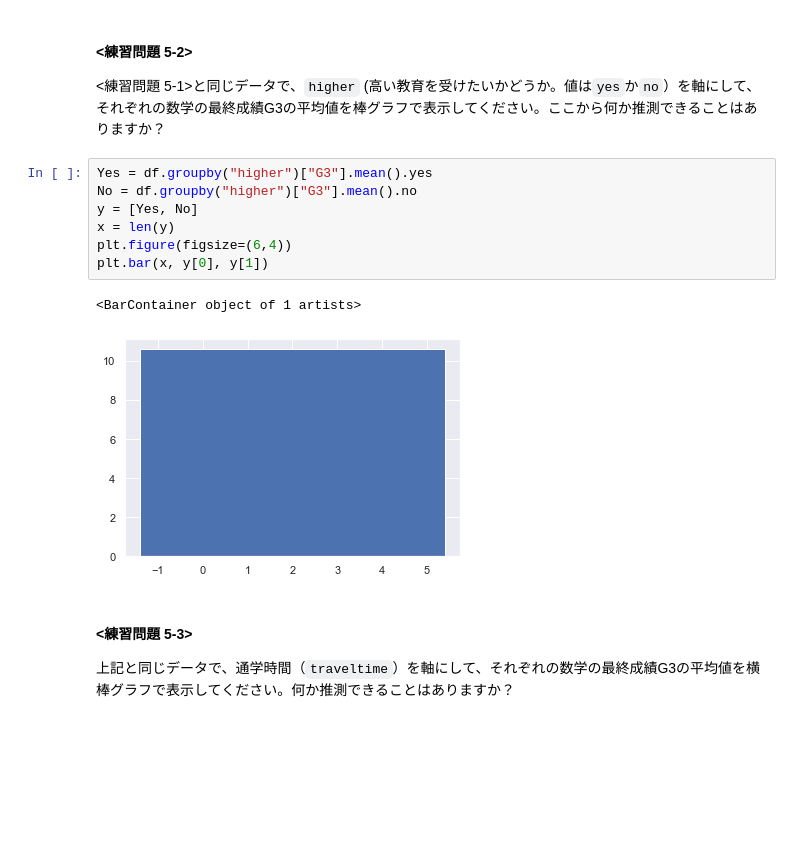
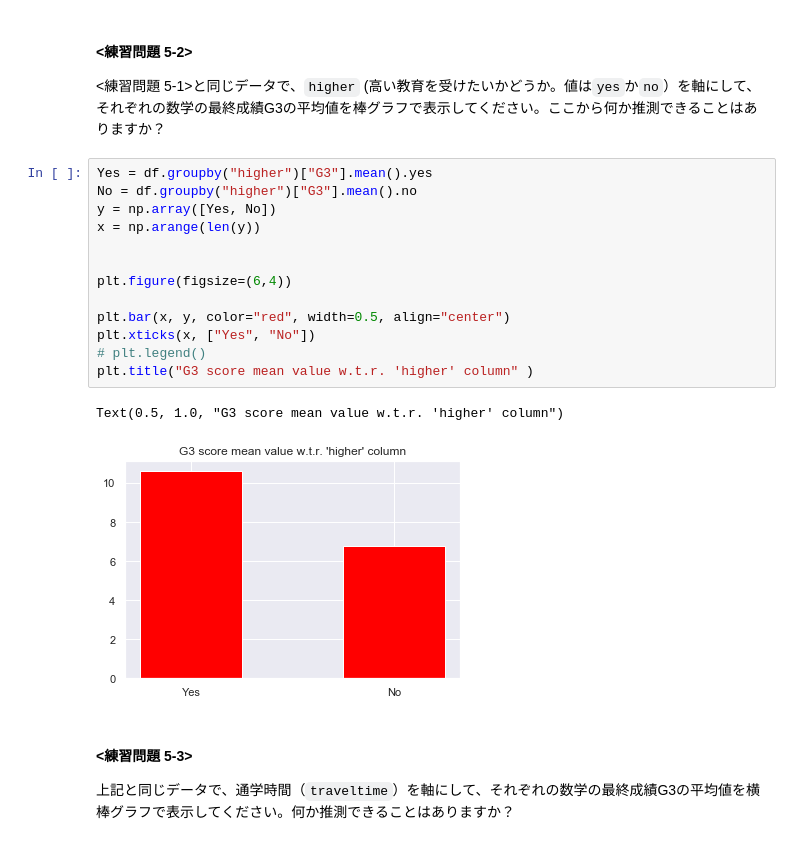
Before and after one commit to makkimaki/GCIwinter2019_assignments, a Jupyter notebook: week3/chapter5.ipynb, the cells around one changed output. Drawn from its saved outputs; the diff is of its cells as text; blank space fills up the shorter version.

```diff
--- a/week3/chapter5.ipynb
+++ b/week3/chapter5.ipynb
@@ -345,13 +327,19 @@ plt.pie(reason_counts, labels=labels, startangle=90)
 # %%
 Yes = df.groupby("higher")["G3"].mean().yes
 No = df.groupby("higher")["G3"].mean().no
-y = [Yes, No]
-x = len(y)
+y = np.array([Yes, No])
+x = np.arange(len(y))
+
+
 plt.figure(figsize=(6,4))
-plt.bar(x, y[0], y[1])
+
+plt.bar(x, y, color="red", width=0.5, align="center")
+plt.xticks(x, ["Yes", "No"])
+# plt.legend()
+plt.title("G3 score mean value w.t.r. 'higher' column" )
 # %% [output]
-<BarContainer object of 1 artists>
+Text(0.5, 1.0, "G3 score mean value w.t.r. 'higher' column")
-[figure, old version]
+[figure, new version]
 # %% [markdown]
 #### <練習問題 5-3>
 
```
Also changed, not shown: parts of 9 cells of this notebook.
